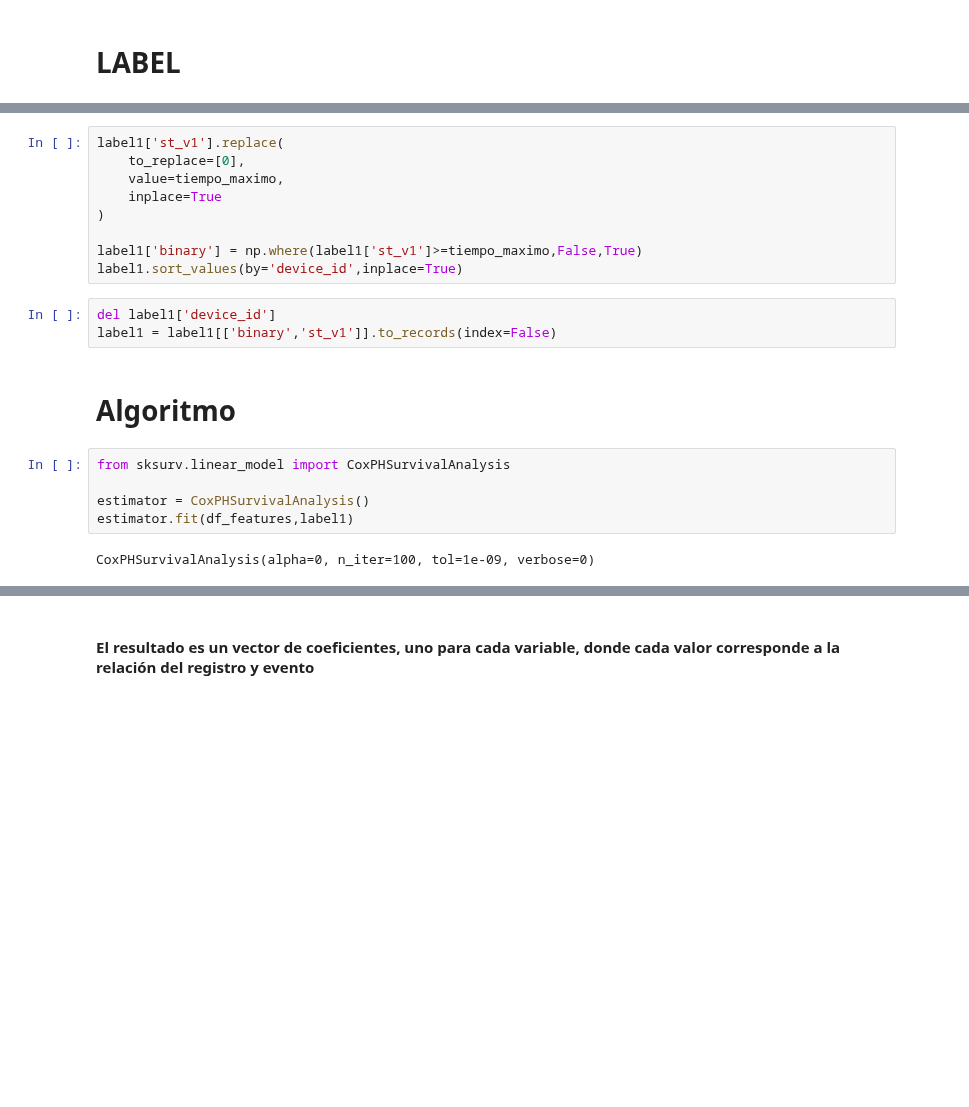
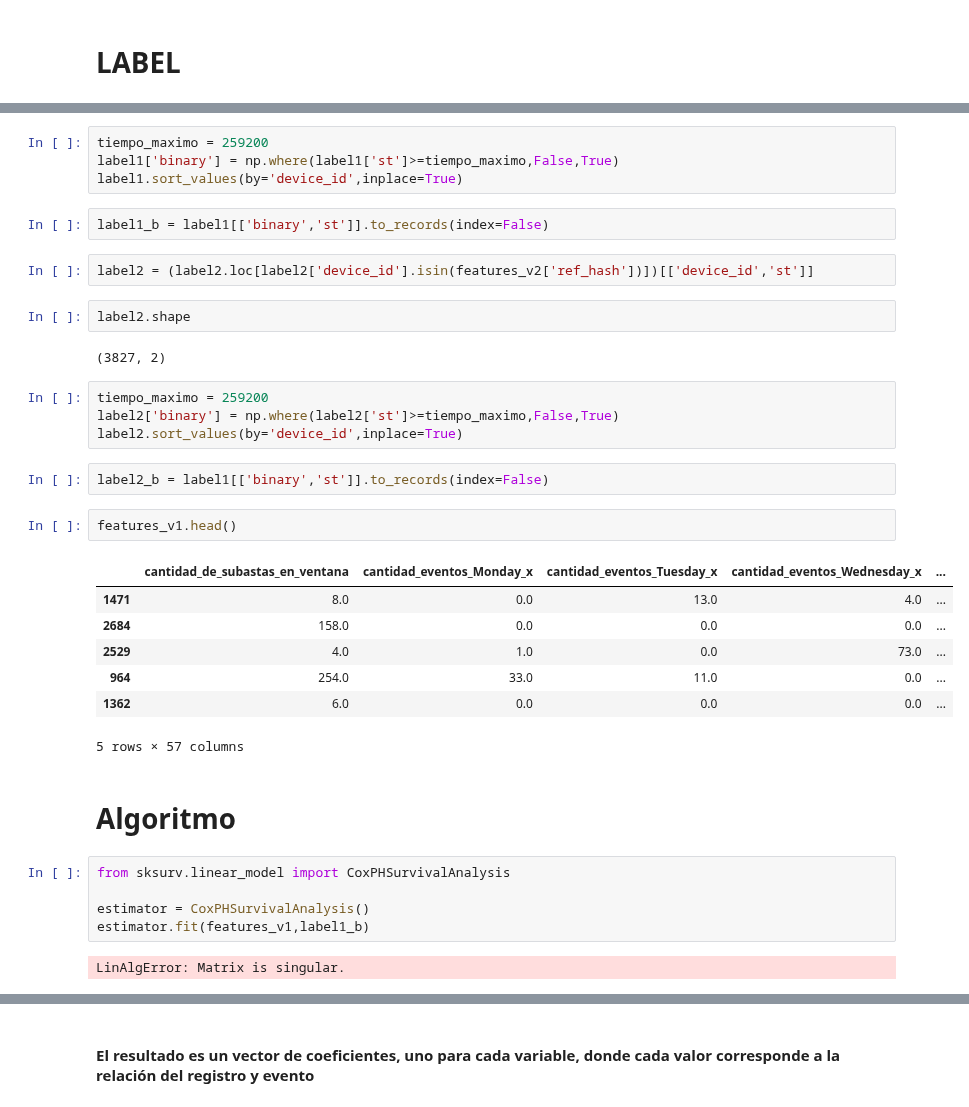
Before and after one commit to alepenaa94/Datos_2019_tp2, a Jupyter notebook: Algoritmos_ML/pruebaASD.ipynb, the cells around one changed output, grey strips where cells are left out. Saved outputs shown, nothing was run; the diff lists cells and outputs as text; blank space fills up the shorter version.

```diff
--- a/Algoritmos_ML/pruebaASD.ipynb
+++ b/Algoritmos_ML/pruebaASD.ipynb
@@ -399,22 +305,38 @@ label1.shape
 # %%
-label1['st_v1'].replace(
-    to_replace=[0],
-    value=tiempo_maximo,
-    inplace=True
-)
-
-label1['binary'] = np.where(label1['st_v1']>=tiempo_maximo,False,True)
+tiempo_maximo = 259200
+label1['binary'] = np.where(label1['st']>=tiempo_maximo,False,True)
 label1.sort_values(by='device_id',inplace=True)
 # %%
-del label1['device_id']
-label1 = label1[['binary','st_v1']].to_records(index=False)
+label1_b = label1[['binary','st']].to_records(index=False)
+# %%
+label2 = (label2.loc[label2['device_id'].isin(features_v2['ref_hash'])])[['device_id','st']]
+# %%
+label2.shape
+# %% [output]
+(3827, 2)
+# %%
+tiempo_maximo = 259200
+label2['binary'] = np.where(label2['st']>=tiempo_maximo,False,True)
+label2.sort_values(by='device_id',inplace=True)
+# %%
+label2_b = label1[['binary','st']].to_records(index=False)
+# %%
+features_v1.head()
+# %% [output]
+|  | cantidad_de_subastas_en_ventana | cantidad_eventos_Monday_x | cantidad_eventos_Tuesday_x | cantidad_eventos_Wednesday_x | ... |
+| 1471 | 8.0 | 0.0 | 13.0 | 4.0 | ... |
+| 2684 | 158.0 | 0.0 | 0.0 | 0.0 | ... |
+| 2529 | 4.0 | 1.0 | 0.0 | 73.0 | ... |
+| 964 | 254.0 | 33.0 | 11.0 | 0.0 | ... |
+| 1362 | 6.0 | 0.0 | 0.0 | 0.0 | ... |
+5 rows × 57 columns
 # %% [markdown]
 # Algoritmo
 # %%
 from sksurv.linear_model import CoxPHSurvivalAnalysis
 
 estimator = CoxPHSurvivalAnalysis()
-estimator.fit(df_features,label1)
+estimator.fit(features_v1,label1_b)
 # %% [output]
-CoxPHSurvivalAnalysis(alpha=0, n_iter=100, tol=1e-09, verbose=0)
+LinAlgError: Matrix is singular.
 # %%
```
Also changed, not shown: parts of 68 cells of this notebook.
